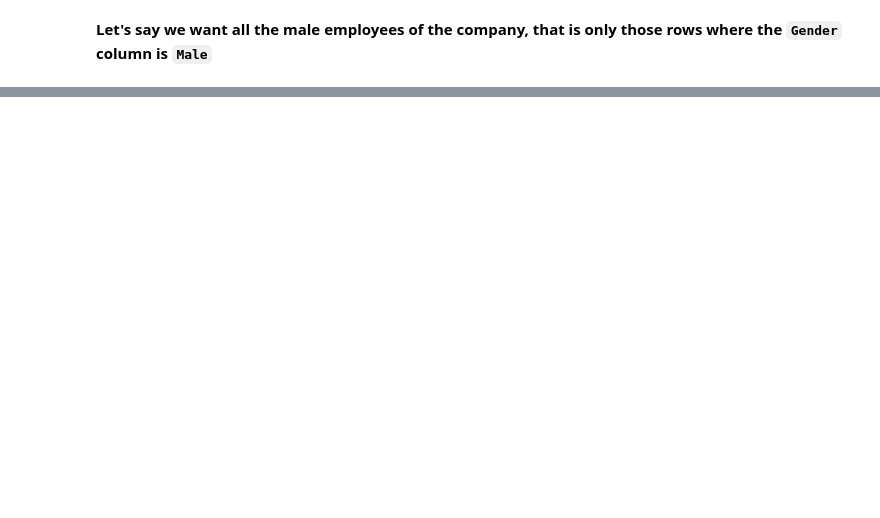
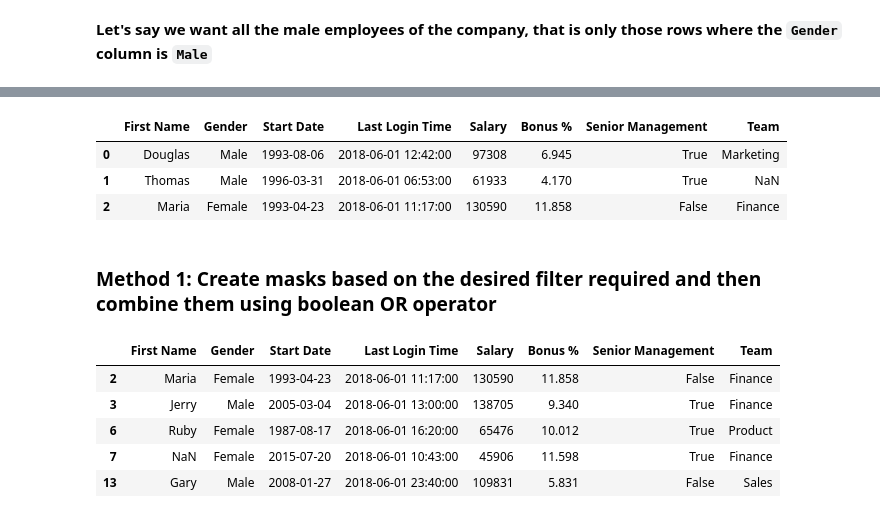
Before and after one commit to pratikgujral/learn-data-analysis, a Jupyter notebook: DataFrame.ipynb, the cells around one changed output, grey strips where cells are left out. Drawn from its saved outputs; the diff is of its cells as text; code cells hidden in the pictures; blank space fills up the shorter version.

```diff
--- a/DataFrame.ipynb
+++ b/DataFrame.ipynb
@@ -676,0 +736,25 @@ KeyError: '[True True False True True False True nan True True True True True Fa
+# %%
+df = pd.read_csv('pandas/employees.csv', parse_dates=['Start Date', 'Last Login Time'])
+df['Senior Management'] = df['Senior Management'].astype('bool')
+df['Gender'] = df['Gender'].astype('category')
+df.head(3)
+# %% [output]
+|  | First Name | Gender | Start Date | Last Login Time | Salary | Bonus % | Senior Management | Team |
+| 0 | Douglas | Male | 1993-08-06 | 2018-06-01 12:42:00 | 97308 | 6.945 | True | Marketing |
+| 1 | Thomas | Male | 1996-03-31 | 2018-06-01 06:53:00 | 61933 | 4.170 | True | NaN |
+| 2 | Maria | Female | 1993-04-23 | 2018-06-01 11:17:00 | 130590 | 11.858 | False | Finance |
+# %% [markdown]
+### Method 1: Create masks based on the desired filter required and then combine them using boolean OR operator
+# %%
+mask1 = df['Team'] == 'Finance'
+mask2 = df['Team'] == 'Product'
+mask3 = df['Team'] == 'Sales'
+
+df[mask1 | mask2 | mask3].head(5)
+# %% [output]
+|  | First Name | Gender | Start Date | Last Login Time | Salary | Bonus % | Senior Management | Team |
+| 2 | Maria | Female | 1993-04-23 | 2018-06-01 11:17:00 | 130590 | 11.858 | False | Finance |
+| 3 | Jerry | Male | 2005-03-04 | 2018-06-01 13:00:00 | 138705 | 9.340 | True | Finance |
+| 6 | Ruby | Female | 1987-08-17 | 2018-06-01 16:20:00 | 65476 | 10.012 | True | Product |
+| 7 | NaN | Female | 2015-07-20 | 2018-06-01 10:43:00 | 45906 | 11.598 | True | Finance |
+| 13 | Gary | Male | 2008-01-27 | 2018-06-01 23:40:00 | 109831 | 5.831 | False | Sales |
```
Also changed, not shown: parts of 18 cells of this notebook.
